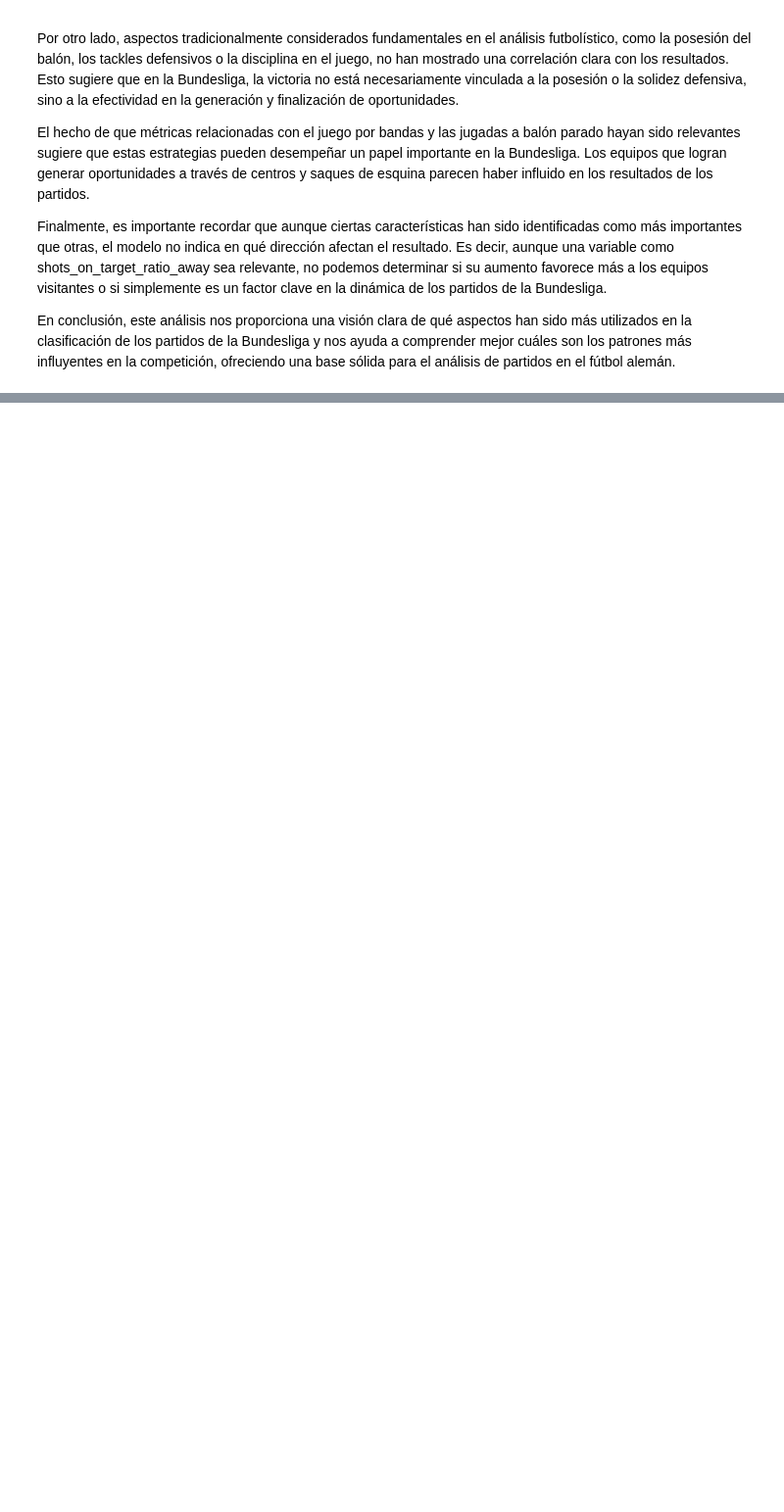
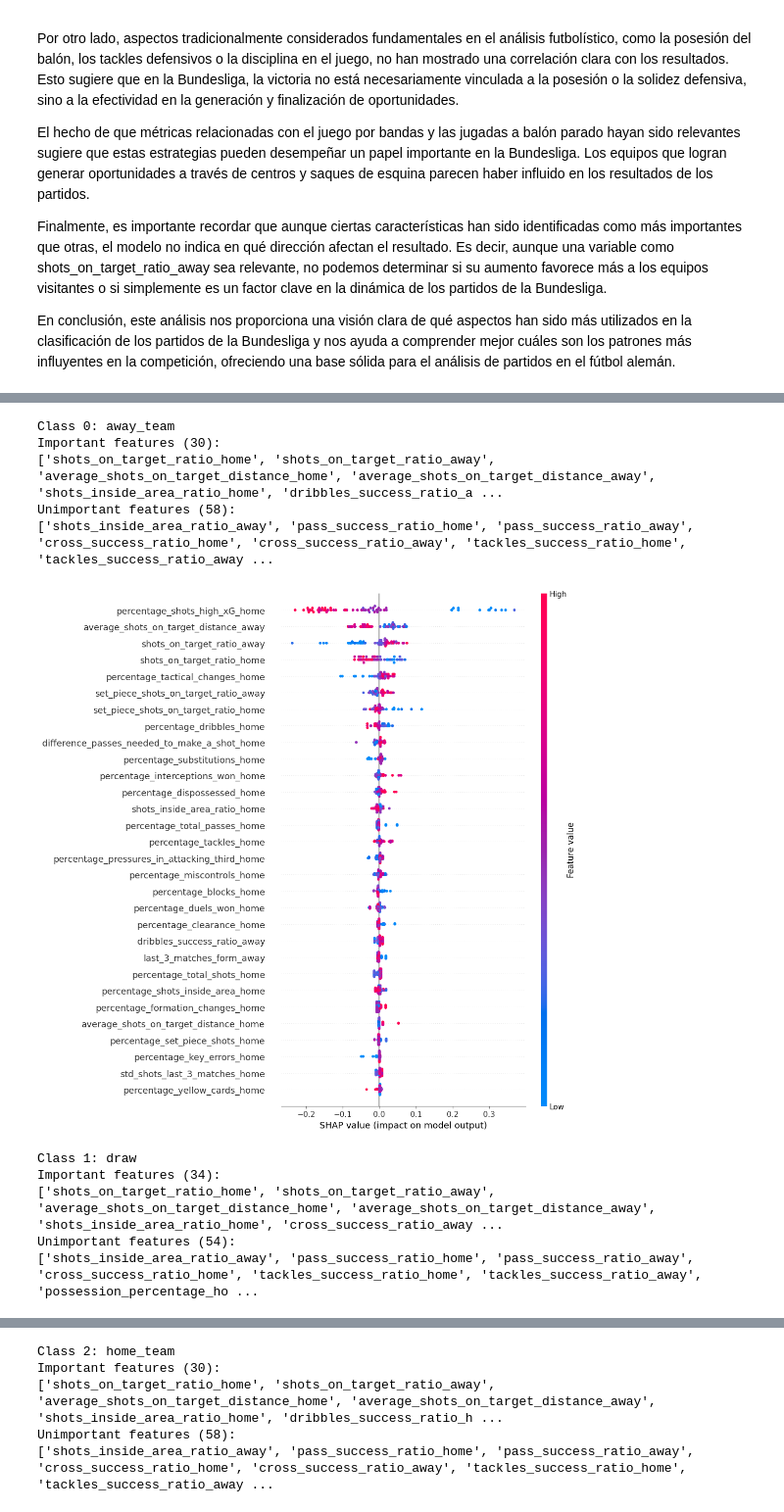
Before and after one commit to Jaime-Linares/DataAnalysis-FootySage, a Jupyter notebook: 2_analysis_Bundesliga.ipynb, the cells around one changed output, grey strips where cells are left out. Shown at 98% size. Saved outputs shown, nothing was run; the diff lists cells and outputs as text; code cells hidden in the pictures; blank space fills up the shorter version.

Commit message:
[feat] first part of local analysis of Bundesliga

```diff
--- a/2_analysis_Bundesliga.ipynb
+++ b/2_analysis_Bundesliga.ipynb
@@ -119,0 +136,21 @@ En conclusión, este análisis nos proporciona una visión clara de qué aspecto
+# %%
+from src.analysis import compute_shap_values
+
+feature_names_Bundesliga = list(best_model_Bundesliga.feature_names_in_)
+shap_values_Bundesliga = compute_shap_values(best_model_Bundesliga, X_train_Bundesliga, X_test_Bundesliga, feature_names_Bundesliga)
+# %%
+from src.analysis import plot_shap_summary
+
+plot_shap_summary(shap_values_Bundesliga, feature_names_Bundesliga, encoder_Bundesliga, threshold=0.003)
+# %% [output]
+Class 0: away_team
+Important features (30):
+['shots_on_target_ratio_home', 'shots_on_target_ratio_away', 'average_shots_on_target_distance_home', 'average_shots_on_target_distance_away', 'shots_inside_area_ratio_home', 'dribbles_success_ratio_a ...
+Unimportant features (58):
+['shots_inside_area_ratio_away', 'pass_success_ratio_home', 'pass_success_ratio_away', 'cross_success_ratio_home', 'cross_success_ratio_away', 'tackles_success_ratio_home', 'tackles_success_ratio_away ...
+[figure, added]
+Class 1: draw
+Important features (34):
+['shots_on_target_ratio_home', 'shots_on_target_ratio_away', 'average_shots_on_target_distance_home', 'average_shots_on_target_distance_away', 'shots_inside_area_ratio_home', 'cross_success_ratio_away ...
+Unimportant features (54):
+['shots_inside_area_ratio_away', 'pass_success_ratio_home', 'pass_success_ratio_away', 'cross_success_ratio_home', 'tackles_success_ratio_home', 'tackles_success_ratio_away', 'possession_percentage_ho ...
@@ -119,0 +158,5 @@ En conclusión, este análisis nos proporciona una visión clara de qué aspecto
+Class 2: home_team
+Important features (30):
+['shots_on_target_ratio_home', 'shots_on_target_ratio_away', 'average_shots_on_target_distance_home', 'average_shots_on_target_distance_away', 'shots_inside_area_ratio_home', 'dribbles_success_ratio_h ...
+Unimportant features (58):
+['shots_inside_area_ratio_away', 'pass_success_ratio_home', 'pass_success_ratio_away', 'cross_success_ratio_home', 'cross_success_ratio_away', 'tackles_success_ratio_home', 'tackles_success_ratio_away ...
```
Also changed, not shown: parts of 4 cells of this notebook.
